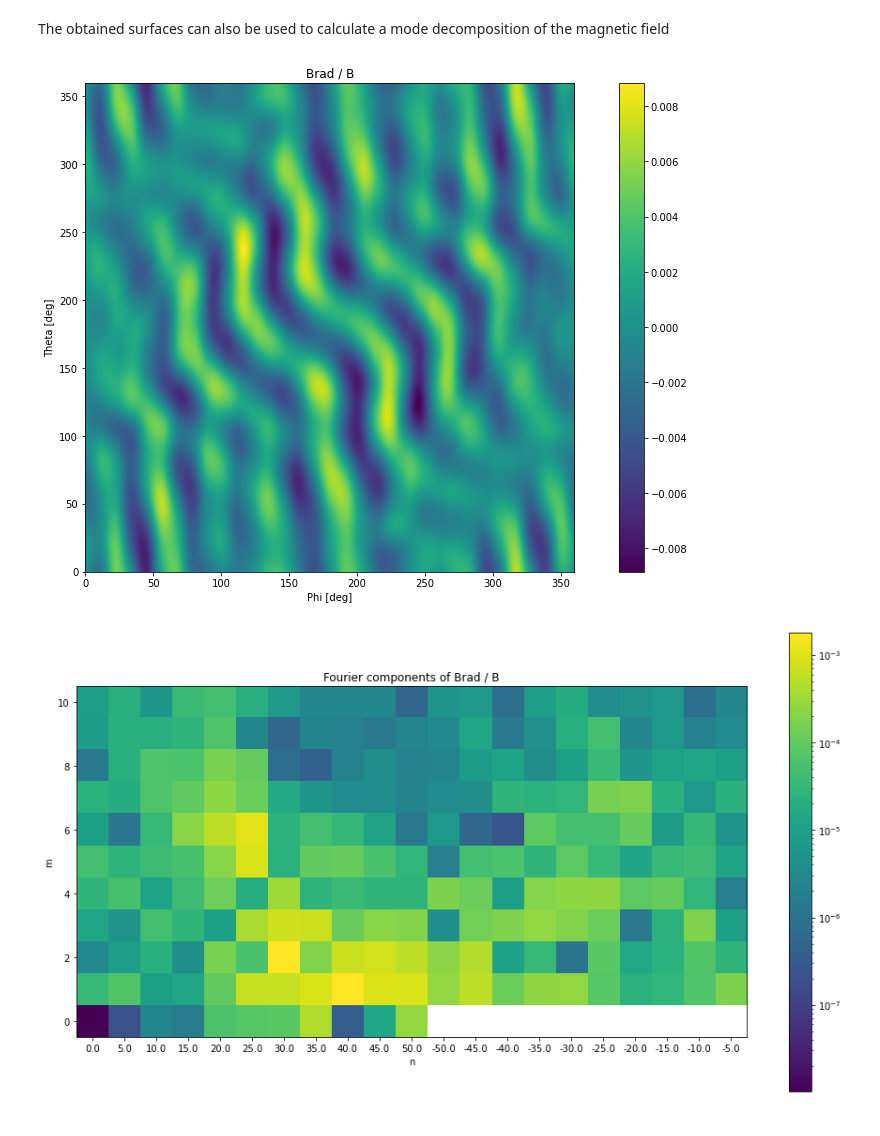
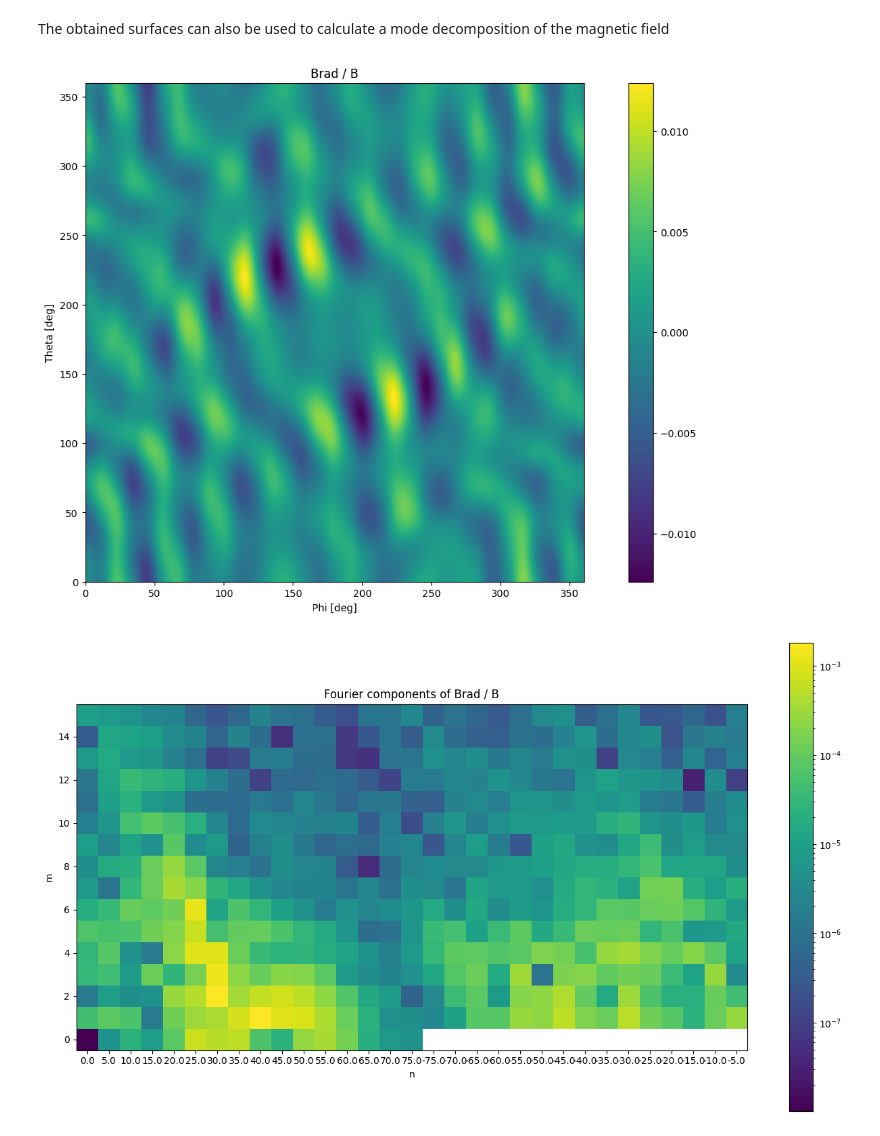
Before and after one commit to alexrobomind/fusionsc, a Jupyter notebook: src/docs/howto/CalculateIota.ipynb, the cells around one changed output. Drawn from its saved outputs; the diff is of its cells as text; code cells hidden in the pictures.

```diff
--- a/src/docs/howto/CalculateIota.ipynb
+++ b/src/docs/howto/CalculateIota.ipynb
@@ -157,7 +157,7 @@ The obtained surfaces can also be used to calculate a mode decomposition of the
 surf = surfaces[6]
 #np.asarray(surf.data.rCos)[0,0] += 0.03
 
-fieldModes = field.calculateRadialModes(surf, field, nSym = 5, mMax = 10, nMax = 10, nTheta = 250, nPhi = 250)
+fieldModes = field.calculateRadialModes(surf, field, nSym = 5, mMax = 15, nMax = 15, nTheta = 400, nPhi = 400)
 cc = fieldModes["cosCoeffs"]
 sc = fieldModes["sinCoeffs"]
 
@@ -167,32 +167,32 @@ n = fieldModes["nTor"]
 phi = fieldModes["phi"]
 theta = fieldModes["theta"]
 
 tot = np.sqrt(cc**2 + sc**2)
 
 plt.figure(figsize=(16,9))
 plt.imshow(fieldModes["radialValues"].T, origin='lower', extent = [0, 360, 0, 360])
 plt.colorbar()
 plt.title("Brad / B")
 plt.xlabel('Phi [deg]')
 plt.ylabel('Theta [deg]')
 
 plt.figure(figsize=(16,9))
 plt.imshow(tot.T, origin = "lower", norm = "log")
 #plt.xlabel(f"n[0, {n[1]:.0f} ... {max(n):.0f}, {min(n):.0f}, ..., {n[-1]:.0f}]")
 plt.xlabel("n")
 plt.ylabel("m")
 plt.xticks(range(len(n)), n)
 plt.title("Fourier components of Brad / B")
 plt.colorbar()
 plt.show()
 
 print(fieldModes["radialValues"].shape)
 for i_m, mVal in enumerate(m):
     for i_n, nVal in enumerate(n):
         if mVal > 5: continue
         if nVal < 0: continue
         if nVal > 10: continue
         print(f"n = {nVal:.0f}, m = {mVal:.0f}, val = {tot[i_n][i_m]:.2e}")
 # %% [output]
-[figure, old version]
+[figure, new version]
-[figure, old version]
+[figure, new version]
```
Also changed, not shown: parts of 6 cells of this notebook, 4 other files.
